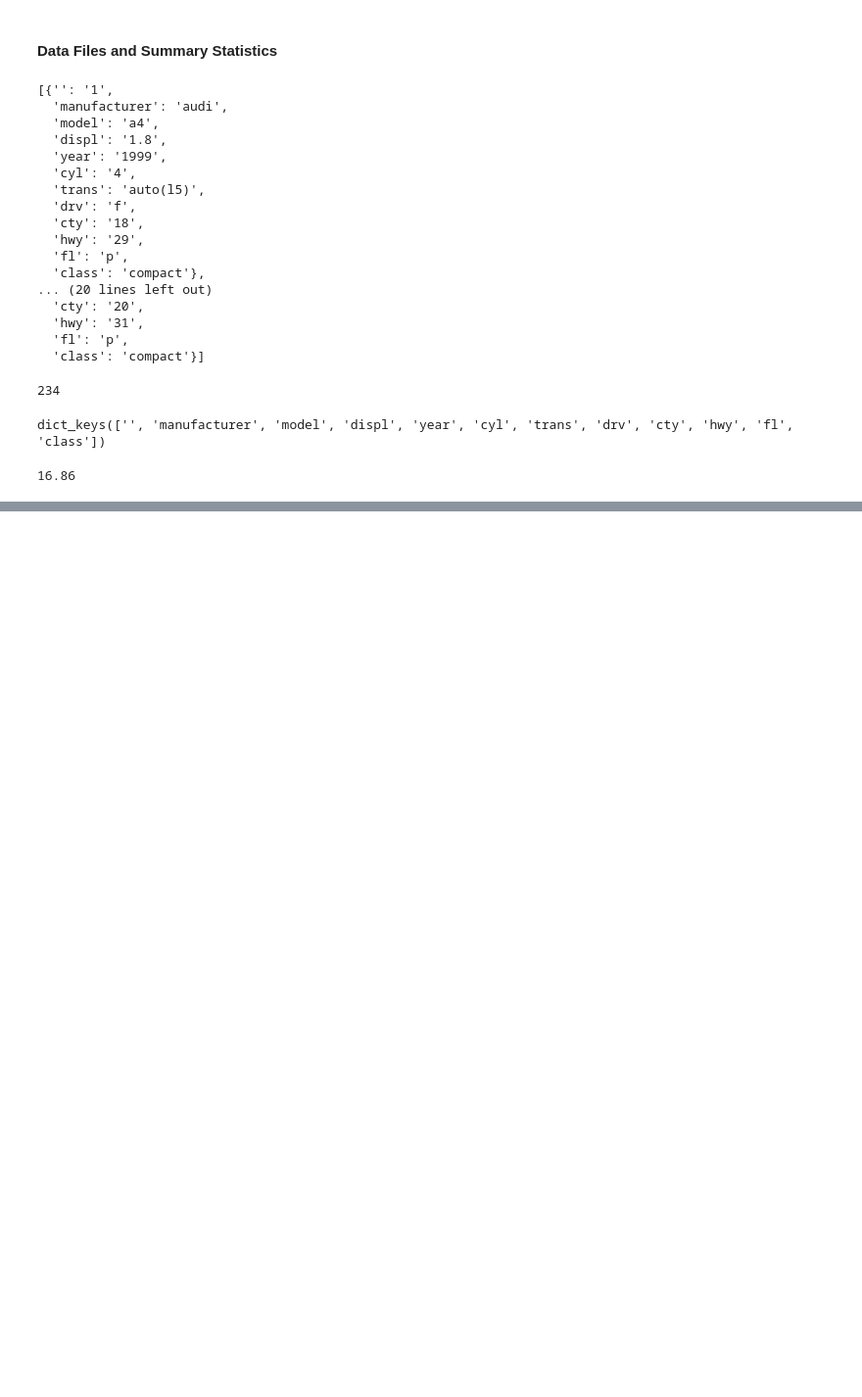
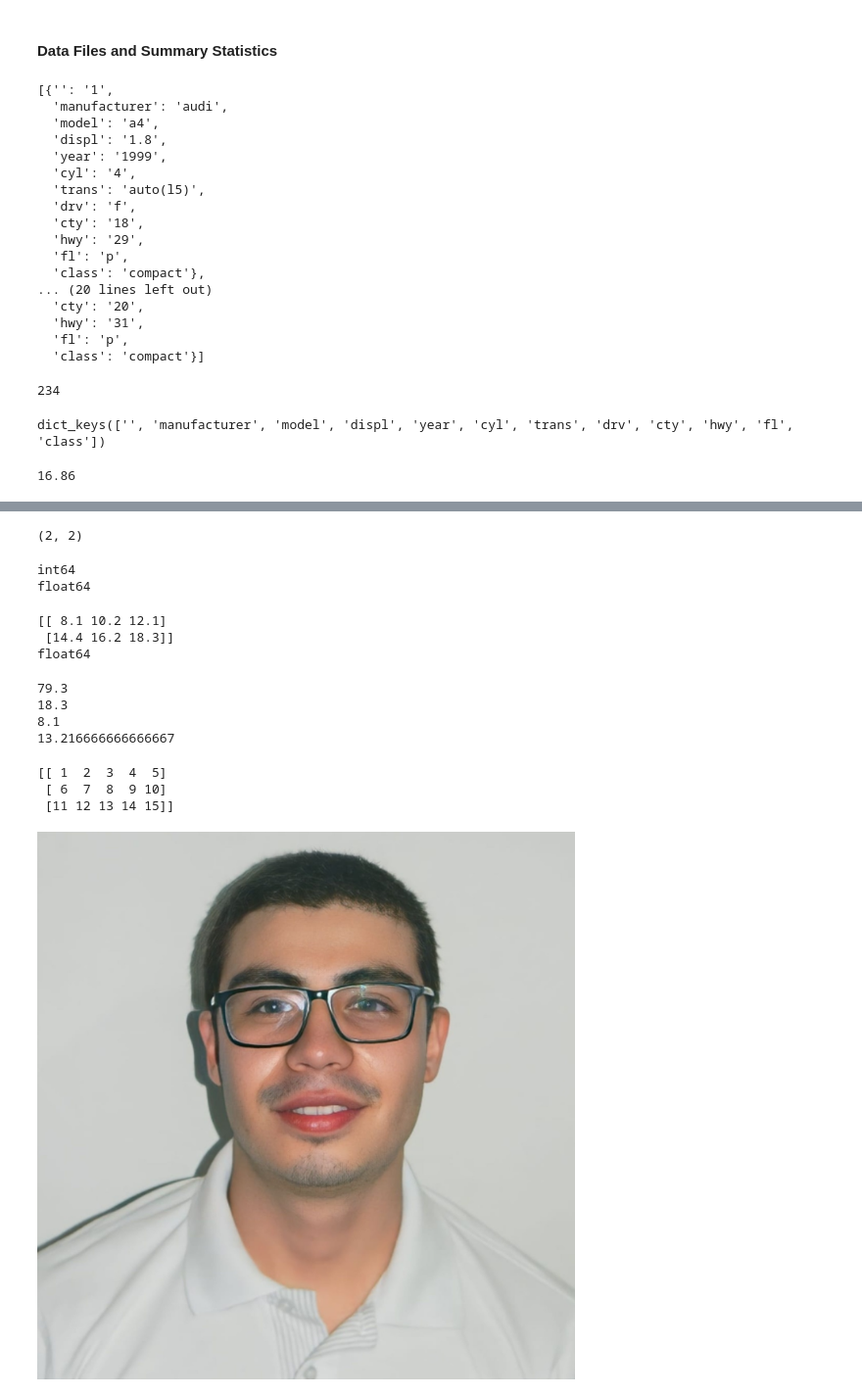
Before and after one commit to mrioshe/AppliedDataScienceWithPython, a Jupyter notebook: IntroductionToDataScienceInPython/week1_fundamentalsOfDataManipulationWithPython/week1_fundamentalsOfDataManipulation2.ipynb, the cells around one changed output, grey strips where cells are left out. Shown: that part at 98% size. Drawn from its saved outputs; the diff is of its cells as text; code cells hidden in the pictures; blank space fills up the shorter version.

```diff
--- a/IntroductionToDataScienceInPython/week1_fundamentalsOfDataManipulationWithPython/week1_fundamentalsOfDataManipulation2.ipynb
+++ b/IntroductionToDataScienceInPython/week1_fundamentalsOfDataManipulationWithPython/week1_fundamentalsOfDataManipulation2.ipynb
@@ -281,0 +654,46 @@ sum(float(d['cty']) for d in mpg) / len(mpg)
+# %%
+A.shape
+# %% [output]
+(2, 2)
+# %%
+array1=np.array([[1,2,3],[4,5,6]])
+print(array1.dtype)
+
+array2=np.array([[7.1,8.2,9.1],[10.4,11.2,12.3]])
+print(array2.dtype)
+# %% [output]
+int64
+float64
+# %%
+array3=array1+array2
+print(array3)
+print(array3.dtype)
+# %% [output]
+[[ 8.1 10.2 12.1]
+ [14.4 16.2 18.3]]
+float64
+# %%
+print(array3.sum())
+print(array3.max())
+print(array3.min())
+print(array3.mean())
+# %% [output]
+79.3
+18.3
+8.1
+13.216666666666667
+# %%
+b=np.arange(1,16,1).reshape(3,5)
+print(b)
+# %% [output]
+[[ 1  2  3  4  5]
+ [ 6  7  8  9 10]
+ [11 12 13 14 15]]
+# %%
+from PIL import Image
+from IPython.display import display
+
+im=Image.open('foto_cv.png')
+display(im)
+# %% [output]
+[figure, added]
```
Also changed, not shown: parts of 80 cells of this notebook.
